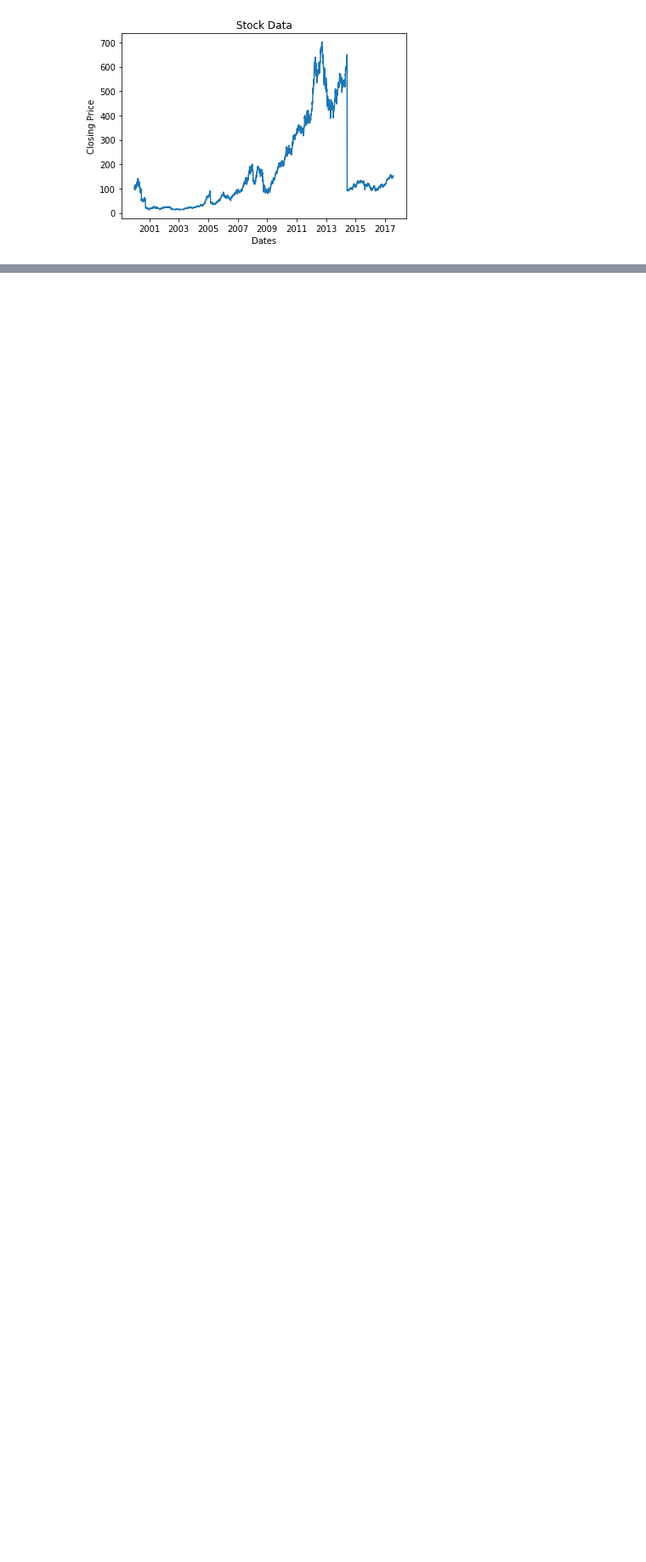
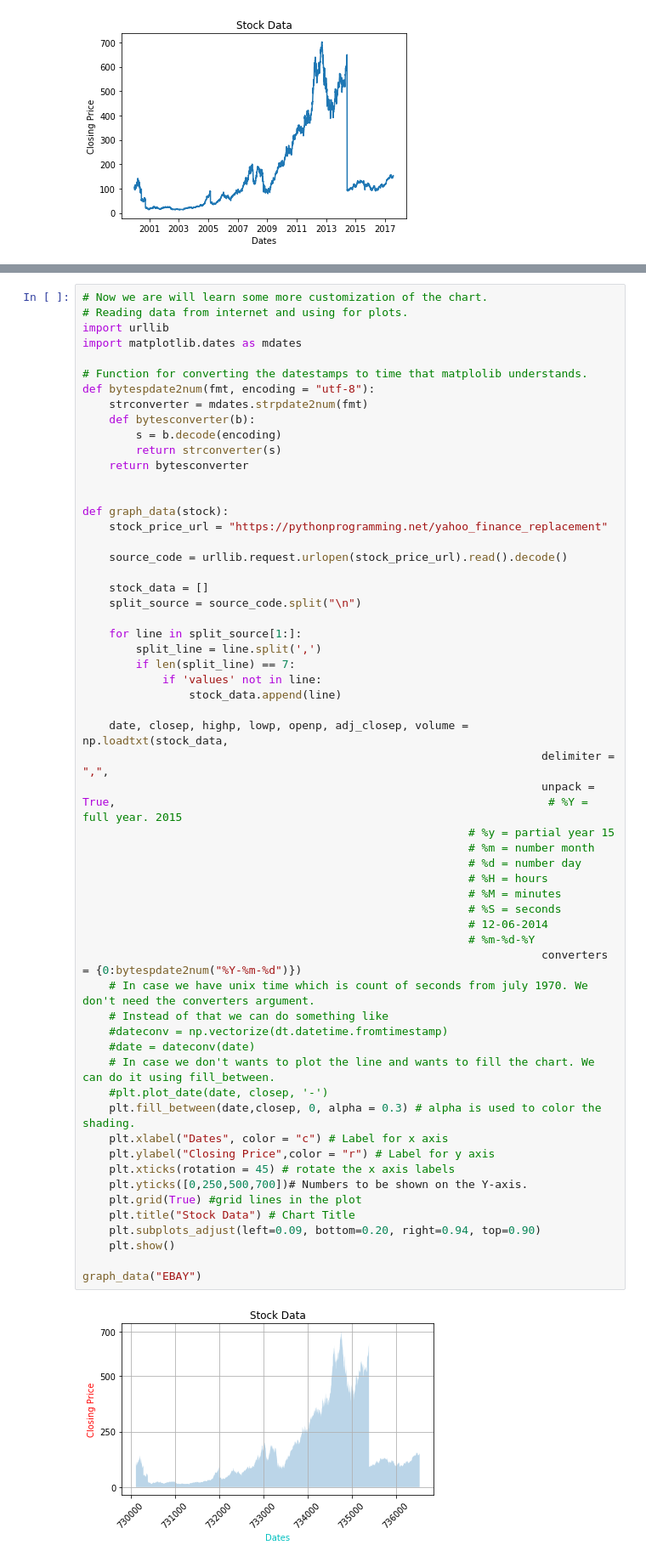
Before and after one commit to atystats/Data-Analysis-in-Python, a Jupyter notebook: Data Visualization with Python.ipynb, the cells around one changed output, grey strips where cells are left out. Shown: that part at 85% size. Drawn from its saved outputs; the diff is of its cells as text; blank space fills up the shorter version.

```diff
--- a/Data Visualization with Python.ipynb
+++ b/Data Visualization with Python.ipynb
@@ -290,0 +292,60 @@ graph_data("TSLA")
+# %%
+# Now we are will learn some more customization of the chart.
+# Reading data from internet and using for plots.
+import urllib
+import matplotlib.dates as mdates
+
+# Function for converting the datestamps to time that matplolib understands.
+def bytespdate2num(fmt, encoding = "utf-8"):
+    strconverter = mdates.strpdate2num(fmt)
+    def bytesconverter(b):
+        s = b.decode(encoding)
+        return strconverter(s)
+    return bytesconverter
+
+
+def graph_data(stock):
+    stock_price_url = "https://pythonprogramming.net/yahoo_finance_replacement"
+
+    source_code = urllib.request.urlopen(stock_price_url).read().decode()
+
+    stock_data = []
+    split_source = source_code.split("\n")
+
+    for line in split_source[1:]:
+        split_line = line.split(',')
+        if len(split_line) == 7:
+            if 'values' not in line:
+                stock_data.append(line)
+
+    date, closep, highp, lowp, openp, adj_closep, volume = np.loadtxt(stock_data,
+                                                                     delimiter = ",",
+                                                                     unpack = True,                                                                 # %Y = full year. 2015
+                                                          # %y = partial year 15
+                                                          # %m = number month
+                                                          # %d = number day
+                                                          # %H = hours
+                                                          # %M = minutes
+                                                          # %S = seconds
+                                                          # 12-06-2014
+                                                          # %m-%d-%Y
+                                                                     converters = {0:bytespdate2num("%Y-%m-%d")})
+    # In case we have unix time which is count of seconds from july 1970. We don't need the converters argument.
+    # Instead of that we can do something like
+    #dateconv = np.vectorize(dt.datetime.fromtimestamp)
+    #date = dateconv(date)
+    # In case we don't wants to plot the line and wants to fill the chart. We can do it using fill_between.
+    #plt.plot_date(date, closep, '-')
+    plt.fill_between(date,closep, 0, alpha = 0.3) # alpha is used to color the shading.
+    plt.xlabel("Dates", color = "c") # Label for x axis
+    plt.ylabel("Closing Price",color = "r") # Label for y axis
+    plt.xticks(rotation = 45) # rotate the x axis labels
+    plt.yticks([0,250,500,700])# Numbers to be shown on the Y-axis.
+    plt.grid(True) #grid lines in the plot
+    plt.title("Stock Data") # Chart Title
+    plt.subplots_adjust(left=0.09, bottom=0.20, right=0.94, top=0.90)
+    plt.show()
+
+graph_data("EBAY")
+# %% [output]
+[figure, added]
```
Also changed, not shown: parts of 10 cells of this notebook.
